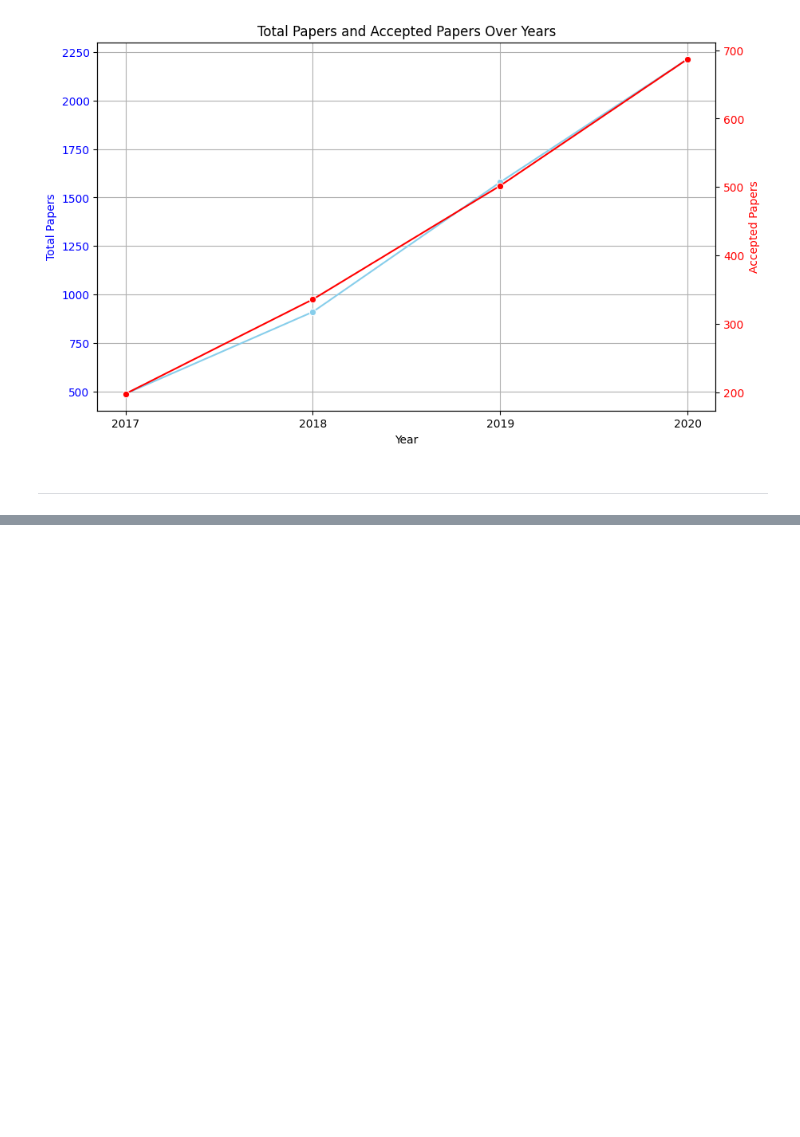
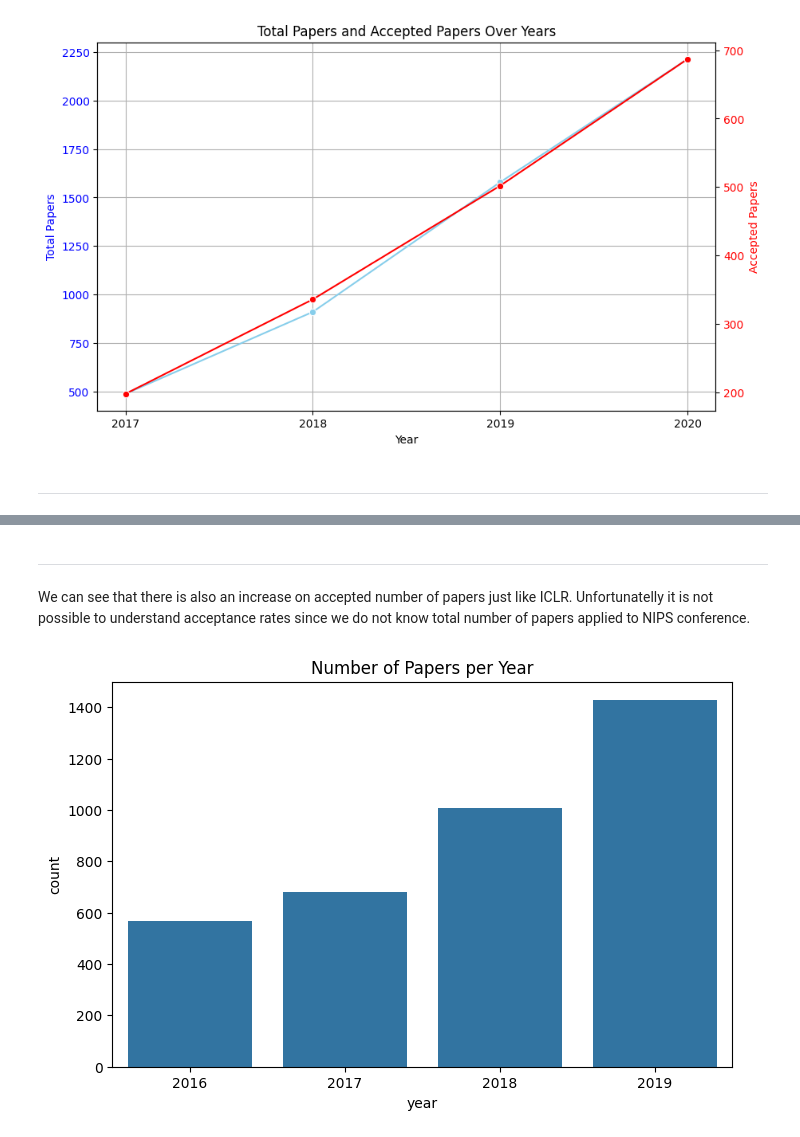
Before and after one commit to didemir/DLTA_project, a Jupyter notebook: eda.ipynb, the cells around one changed output, grey strips where cells are left out. Saved outputs shown, nothing was run; the diff lists cells and outputs as text; code cells hidden in the pictures; blank space fills up the shorter version.

```diff
--- a/eda.ipynb
+++ b/eda.ipynb
@@ -505,0 +596,11 @@ plt.show()
+# %% [markdown]
+---
+
+We can see that there is also an increase on accepted number of papers just like ICLR. Unfortunatelly it is not possible to understand acceptance rates since we do not know total number of papers applied to NIPS conference.
+# %%
+plt.figure(figsize=(8,5))
+sns.countplot(data=nips_paper_df, x='year')
+plt.title('Number of Papers per Year')
+plt.show()
+# %% [output]
+[figure, added]
```
Also changed, not shown: parts of 35 cells of this notebook.
